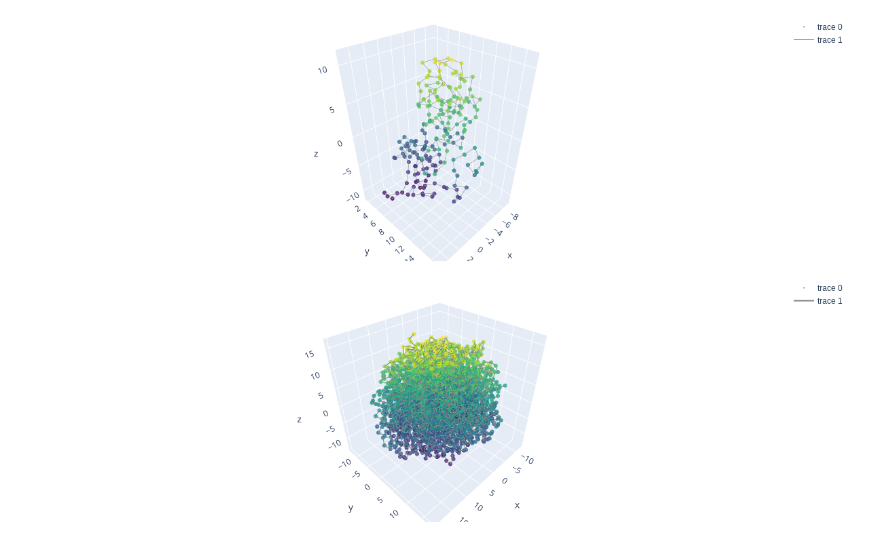
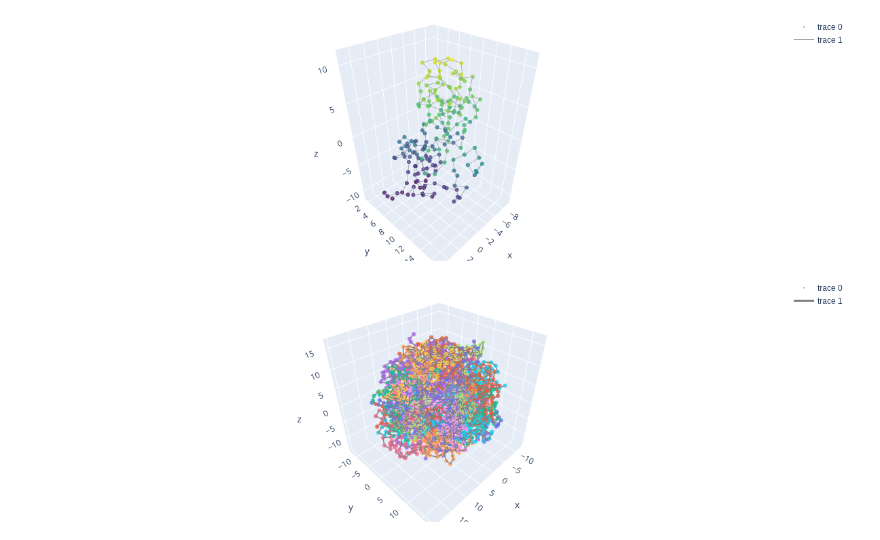
Before and after one commit to SFGLab/FlowMovie, a Jupyter notebook: notebooks/visualization_example.ipynb, the cells around one changed output. Drawn from its saved outputs; the diff is of its cells as text; code cells hidden in the pictures.

Commit message:
coloring, outside only visualization and descriptions

```diff
--- a/notebooks/visualization_example.ipynb
+++ b/notebooks/visualization_example.ipynb
@@ -111,6 +147,6 @@ def visualize_whole_genome(points, resolution, diploid=False, chrom_sizes_path="
     fig.update_layout(scene=dict(aspectmode='data'), margin=dict(l=0, r=0, b=0, t=0))
     fig.show()
 # %%
-visualize_whole_genome(points, diploid=True, resolution=2_000_000)
+visualize_whole_genome(points, diploid=True, resolution=2_000_000, p=10)
 # %% [output]
-[figure, old version]
+[figure, new version]
```
Also changed, not shown: parts of 2 cells of this notebook.
